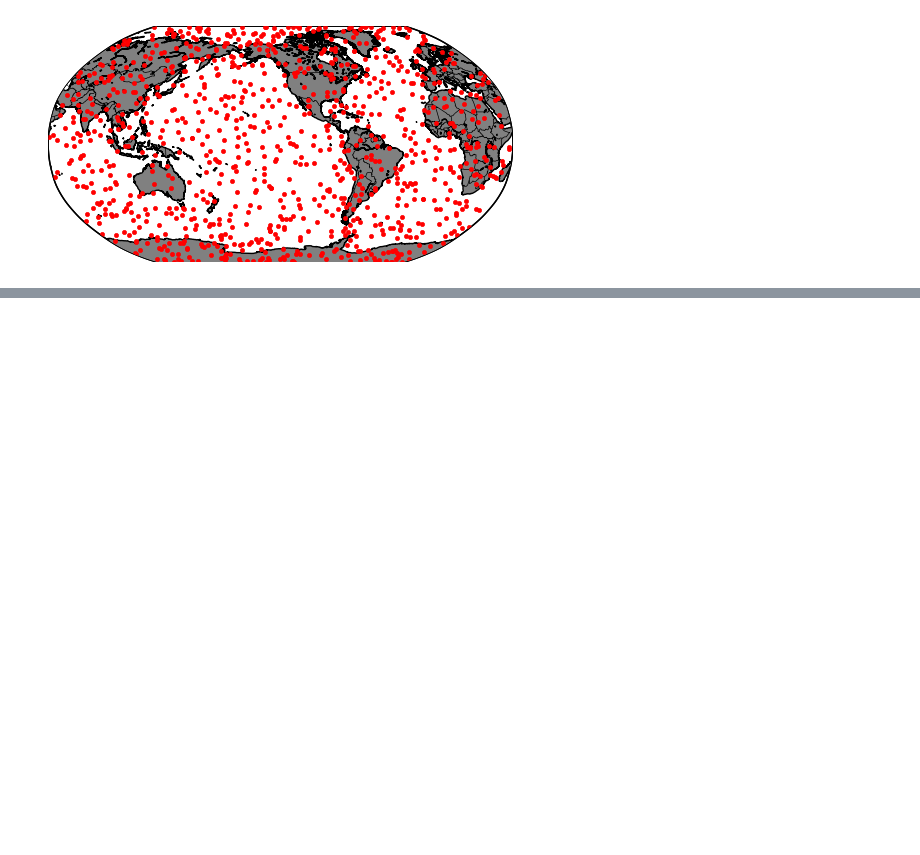
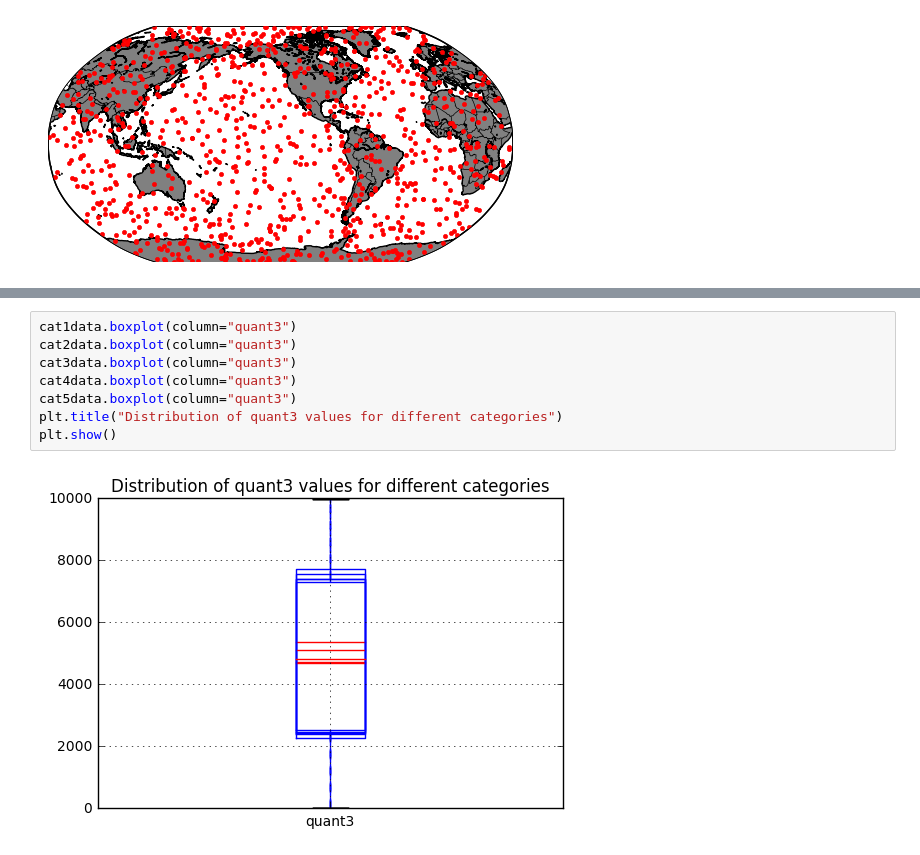
Before and after one commit to ariansacct/project-spring2017, a Jupyter notebook: part3/component3.ipynb, the cells around one changed output, grey strips where cells are left out. Saved outputs shown, nothing was run; the diff lists cells and outputs as text; blank space fills up the shorter version.

```diff
--- a/part3/component3.ipynb
+++ b/part3/component3.ipynb
@@ -142,0 +189,10 @@ plt.show()
+# %%
+cat1data.boxplot(column="quant3")
+cat2data.boxplot(column="quant3")
+cat3data.boxplot(column="quant3")
+cat4data.boxplot(column="quant3")
+cat5data.boxplot(column="quant3")
+plt.title("Distribution of quant3 values for different categories")
+plt.show()
+# %% [output]
+[figure, added]
```
Also changed, not shown: parts of 7 cells of this notebook.
